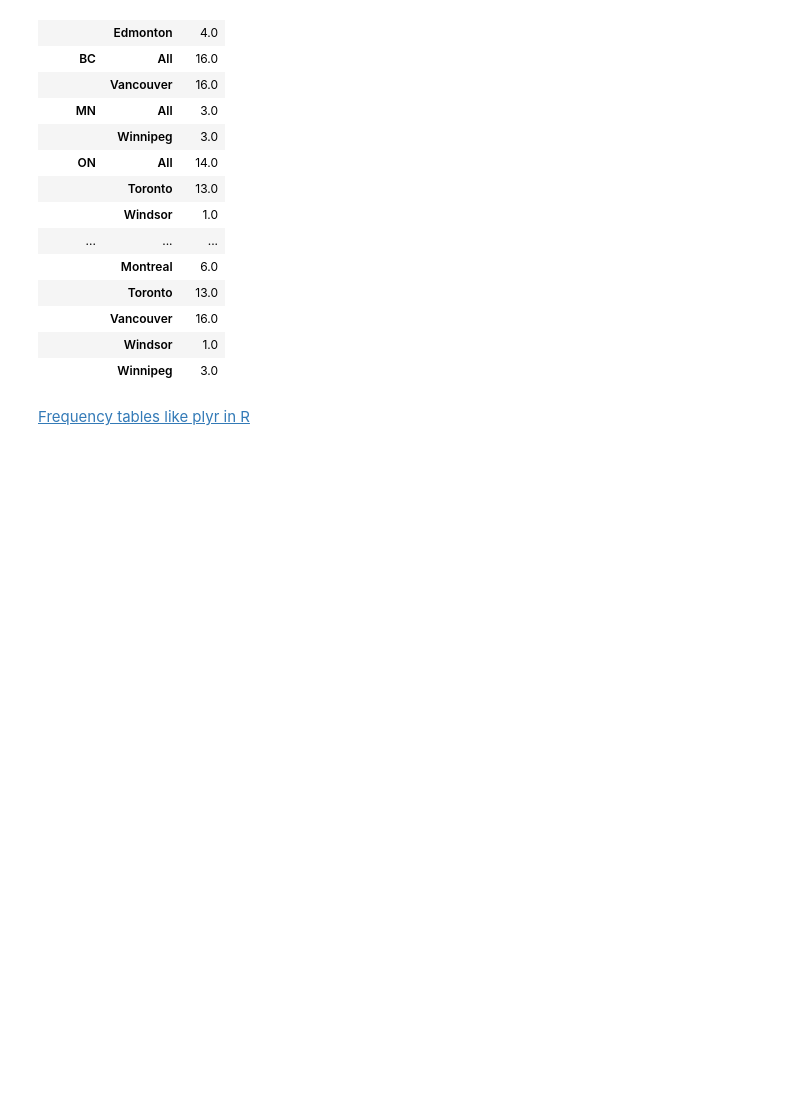
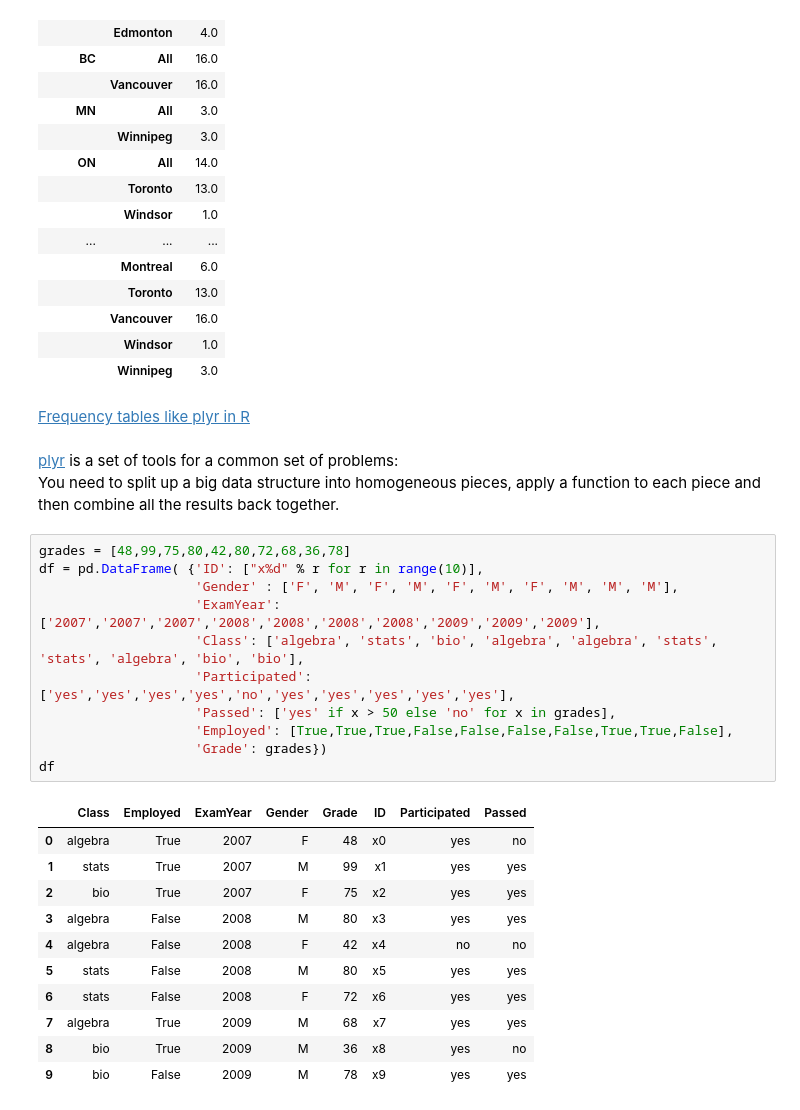
Before and after one commit to bgroveben/python3_machine_learning_projects, a Jupyter notebook: learn_kaggle/pandas/pandas_cookbook.ipynb, the cells around one changed output. Saved outputs shown, nothing was run; the diff lists cells and outputs as text; blank space fills up the shorter version.

Commit message:
Use pandas to duplicate the functionality of Hadley's plyr package

```diff
--- a/learn_kaggle/pandas/pandas_cookbook.ipynb
+++ b/learn_kaggle/pandas/pandas_cookbook.ipynb
@@ -1255,3 +1255,29 @@ table.stack('City')
 |  | Winnipeg | 3.0 |
 # %% [markdown]
 [Frequency tables like plyr in R](https://stackoverflow.com/questions/15589354/frequency-tables-in-pandas-like-plyr-in-r)
+# %% [markdown]
+[plyr](https://github.com/hadley/plyr) is a set of tools for a common set of problems:
+You need to split up a big data structure into homogeneous pieces, apply a function to each piece and then combine all the results back together.
+# %%
+grades = [48,99,75,80,42,80,72,68,36,78]
+df = pd.DataFrame( {'ID': ["x%d" % r for r in range(10)],
+                    'Gender' : ['F', 'M', 'F', 'M', 'F', 'M', 'F', 'M', 'M', 'M'],
+                    'ExamYear': ['2007','2007','2007','2008','2008','2008','2008','2009','2009','2009'],
+                    'Class': ['algebra', 'stats', 'bio', 'algebra', 'algebra', 'stats', 'stats', 'algebra', 'bio', 'bio'],
+                    'Participated': ['yes','yes','yes','yes','no','yes','yes','yes','yes','yes'],
+                    'Passed': ['yes' if x > 50 else 'no' for x in grades],
+                    'Employed': [True,True,True,False,False,False,False,True,True,False],
+                    'Grade': grades})
+df
+# %% [output]
+|  | Class | Employed | ExamYear | Gender | Grade | ID | Participated | Passed |
+| 0 | algebra | True | 2007 | F | 48 | x0 | yes | no |
+| 1 | stats | True | 2007 | M | 99 | x1 | yes | yes |
+| 2 | bio | True | 2007 | F | 75 | x2 | yes | yes |
+| 3 | algebra | False | 2008 | M | 80 | x3 | yes | yes |
+| 4 | algebra | False | 2008 | F | 42 | x4 | no | no |
+| 5 | stats | False | 2008 | M | 80 | x5 | yes | yes |
+| 6 | stats | False | 2008 | F | 72 | x6 | yes | yes |
+| 7 | algebra | True | 2009 | M | 68 | x7 | yes | yes |
+| 8 | bio | True | 2009 | M | 36 | x8 | yes | no |
+| 9 | bio | False | 2009 | M | 78 | x9 | yes | yes |
```
Also changed, not shown: parts of 15 cells of this notebook.
